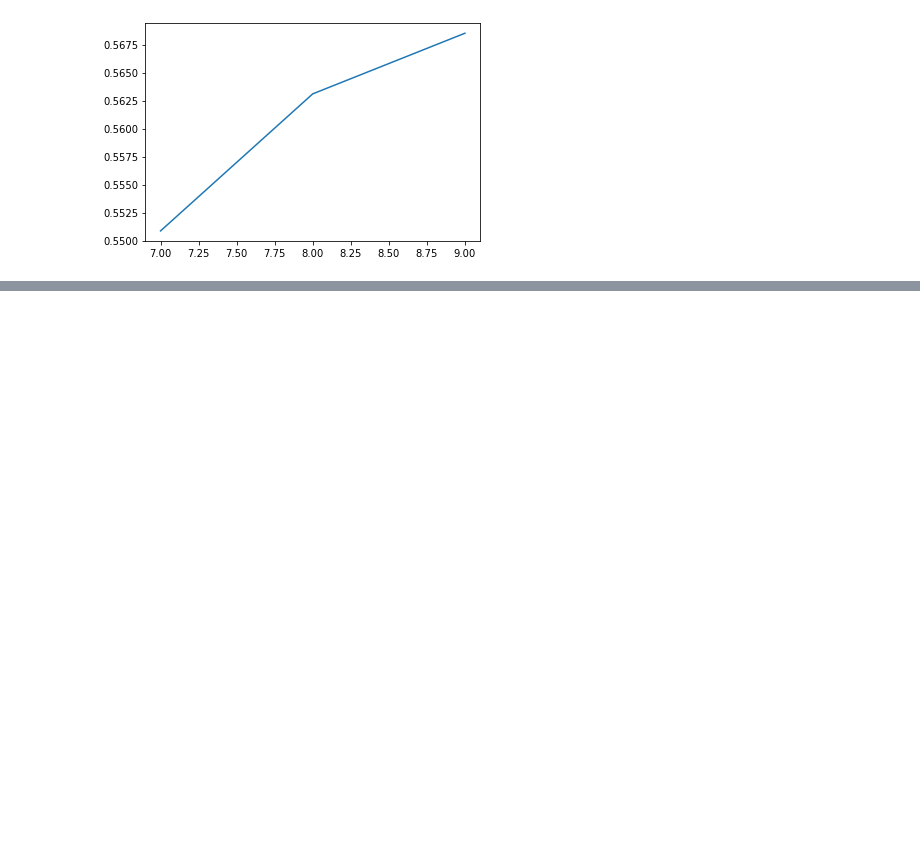
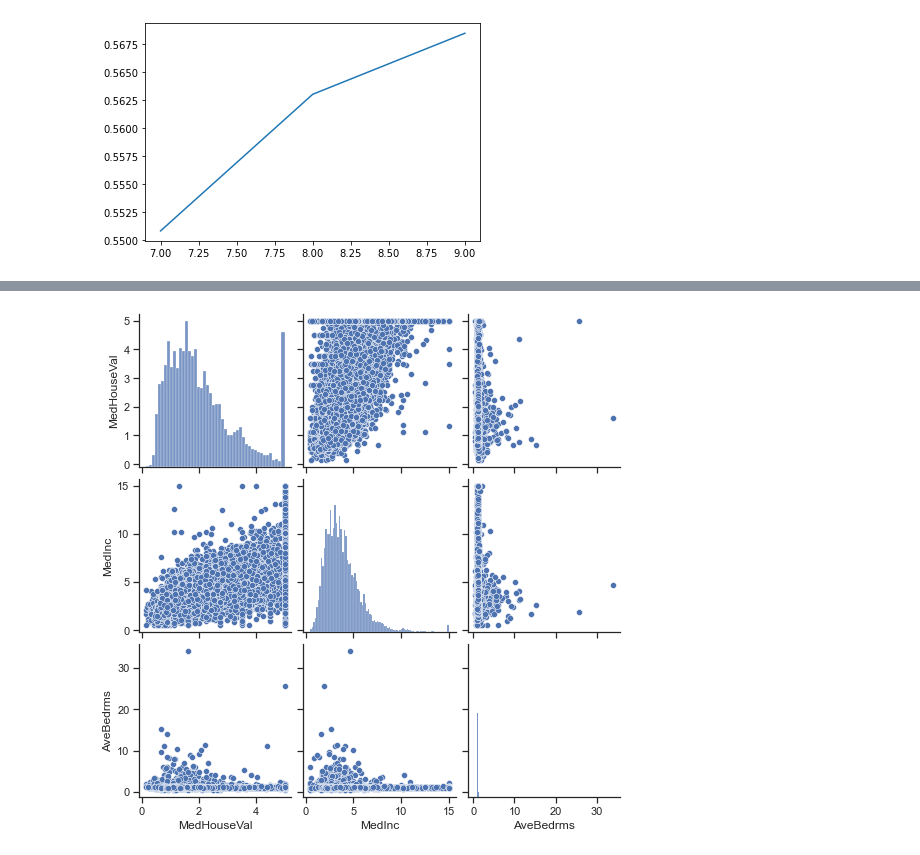
Before and after one commit to andrewmejia600/DS7333, a Jupyter notebook: CASE_STUDY_10/Case 10 Imputation.ipynb, the cells around one changed output, grey strips where cells are left out. Saved outputs shown, nothing was run; the diff lists cells and outputs as text; code cells hidden in the pictures; blank space fills up the shorter version.

```diff
--- a/CASE_STUDY_10/Case 10 Imputation.ipynb
+++ b/CASE_STUDY_10/Case 10 Imputation.ipynb
@@ -357,0 +389,5 @@ df_overall[df_overall['Scenario'].str.contains("MAR")]['r2'].plot()
+# %%
+sns.set(style="ticks", color_codes=True)
+g = sns.pairplot(df, vars=["MedHouseVal","MedInc","AveBedrms"])
+# %% [output]
+[figure, added]
```
Also changed, not shown: parts of 18 cells of this notebook.
